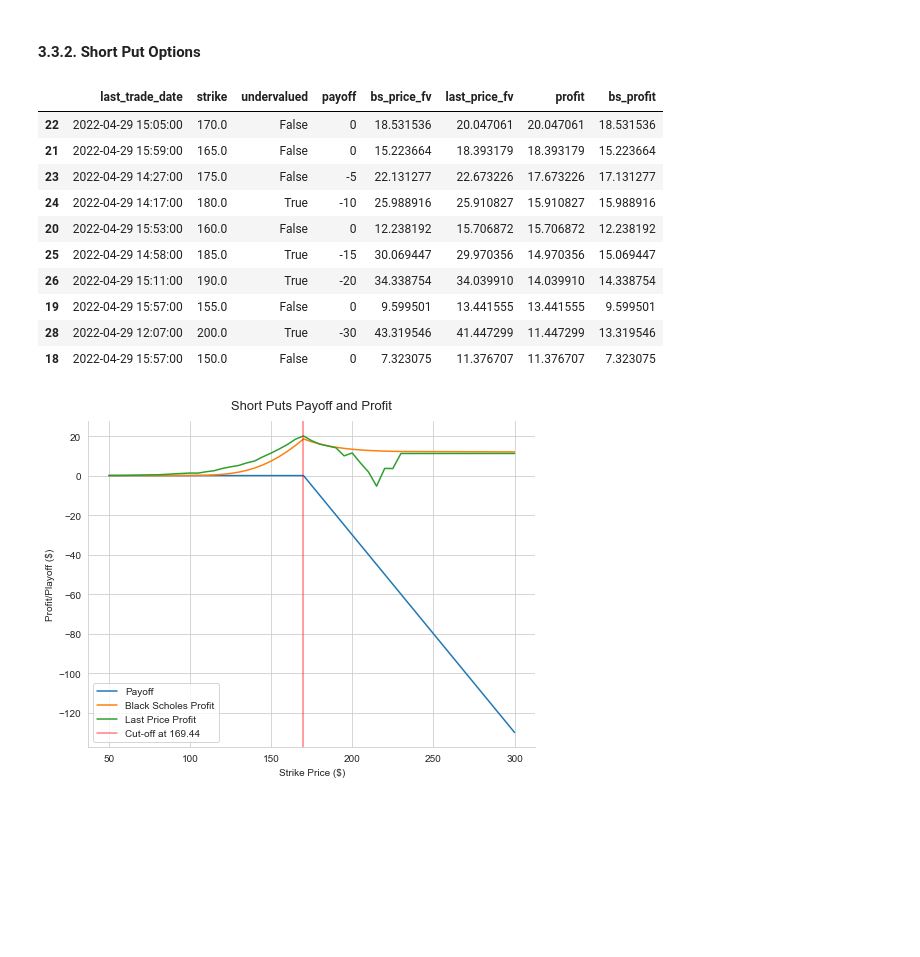
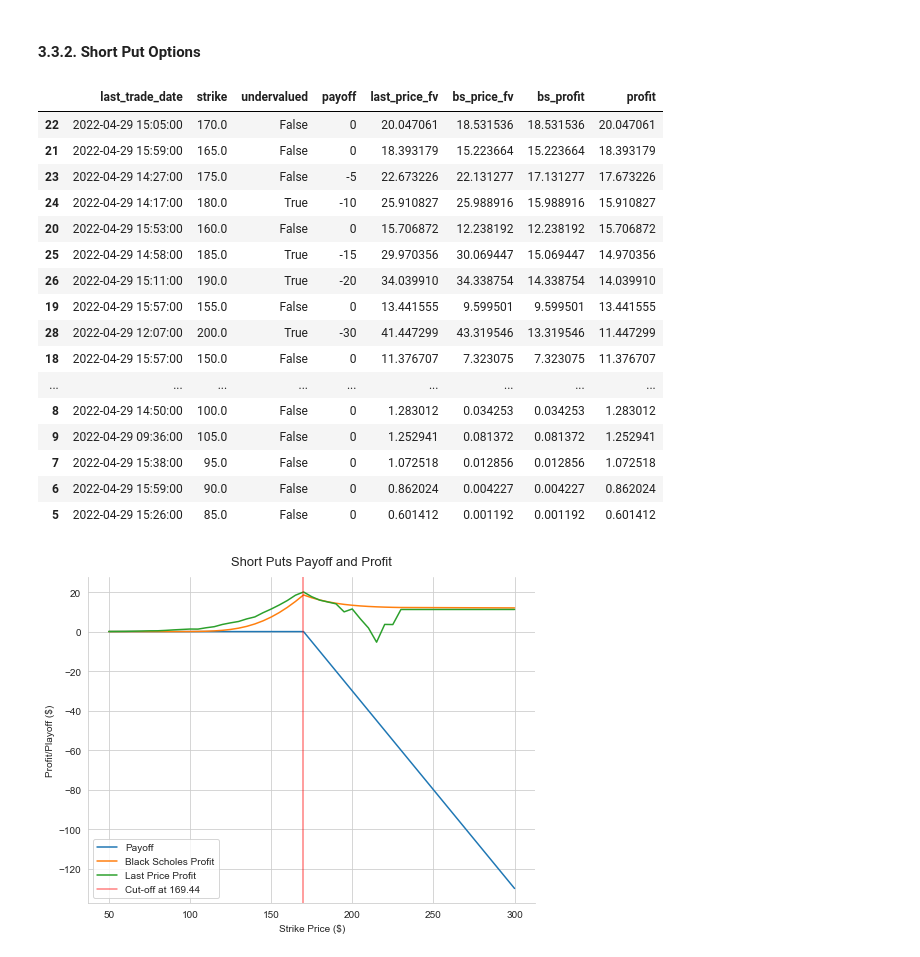
Before and after one commit to dennisjooo/Apple-BlackScholes-GBM, a Jupyter notebook: UTS_Code.ipynb, the cells around one changed output. Saved outputs shown, nothing was run; the diff lists cells and outputs as text; code cells hidden in the pictures; blank space fills up the shorter version.

```diff
--- a/UTS_Code.ipynb
+++ b/UTS_Code.ipynb
@@ -351,21 +343,27 @@ plot_payoff_profit(data = puts_long, cutoff = mean_price, title = 'Long Puts Pay
 # %%
 # Calculating the payoff and profit for shorting a call
 puts_short = payoff_profit(puts, mean_price, r = ir, period = t, kind = 'put', option_type = 'short')
 
 # Previewing the result of longing a put
-puts_short.sort_values(by = 'profit', ascending = False).head(10)
+puts_short.sort_values(by = 'profit', ascending = False).head(30)
 # %% [output]
-|  | last_trade_date | strike | undervalued | payoff | bs_price_fv | last_price_fv | profit | bs_profit |
-| 22 | 2022-04-29 15:05:00 | 170.0 | False | 0 | 18.531536 | 20.047061 | 20.047061 | 18.531536 |
-| 21 | 2022-04-29 15:59:00 | 165.0 | False | 0 | 15.223664 | 18.393179 | 18.393179 | 15.223664 |
-| 23 | 2022-04-29 14:27:00 | 175.0 | False | -5 | 22.131277 | 22.673226 | 17.673226 | 17.131277 |
-| 24 | 2022-04-29 14:17:00 | 180.0 | True | -10 | 25.988916 | 25.910827 | 15.910827 | 15.988916 |
-| 20 | 2022-04-29 15:53:00 | 160.0 | False | 0 | 12.238192 | 15.706872 | 15.706872 | 12.238192 |
-| 25 | 2022-04-29 14:58:00 | 185.0 | True | -15 | 30.069447 | 29.970356 | 14.970356 | 15.069447 |
-| 26 | 2022-04-29 15:11:00 | 190.0 | True | -20 | 34.338754 | 34.039910 | 14.039910 | 14.338754 |
-| 19 | 2022-04-29 15:57:00 | 155.0 | False | 0 | 9.599501 | 13.441555 | 13.441555 | 9.599501 |
-| 28 | 2022-04-29 12:07:00 | 200.0 | True | -30 | 43.319546 | 41.447299 | 11.447299 | 13.319546 |
-| 18 | 2022-04-29 15:57:00 | 150.0 | False | 0 | 7.323075 | 11.376707 | 11.376707 | 7.323075 |
+|  | last_trade_date | strike | undervalued | payoff | last_price_fv | bs_price_fv | bs_profit | profit |
+| 22 | 2022-04-29 15:05:00 | 170.0 | False | 0 | 20.047061 | 18.531536 | 18.531536 | 20.047061 |
+| 21 | 2022-04-29 15:59:00 | 165.0 | False | 0 | 18.393179 | 15.223664 | 15.223664 | 18.393179 |
+| 23 | 2022-04-29 14:27:00 | 175.0 | False | -5 | 22.673226 | 22.131277 | 17.131277 | 17.673226 |
+| 24 | 2022-04-29 14:17:00 | 180.0 | True | -10 | 25.910827 | 25.988916 | 15.988916 | 15.910827 |
+| 20 | 2022-04-29 15:53:00 | 160.0 | False | 0 | 15.706872 | 12.238192 | 12.238192 | 15.706872 |
+| 25 | 2022-04-29 14:58:00 | 185.0 | True | -15 | 29.970356 | 30.069447 | 15.069447 | 14.970356 |
+| 26 | 2022-04-29 15:11:00 | 190.0 | True | -20 | 34.039910 | 34.338754 | 14.338754 | 14.039910 |
+| 19 | 2022-04-29 15:57:00 | 155.0 | False | 0 | 13.441555 | 9.599501 | 9.599501 | 13.441555 |
+| 28 | 2022-04-29 12:07:00 | 200.0 | True | -30 | 41.447299 | 43.319546 | 13.319546 | 11.447299 |
+| 18 | 2022-04-29 15:57:00 | 150.0 | False | 0 | 11.376707 | 7.323075 | 7.323075 | 11.376707 |
+| ... | ... | ... | ... | ... | ... | ... | ... | ... |
+| 8 | 2022-04-29 14:50:00 | 100.0 | False | 0 | 1.283012 | 0.034253 | 0.034253 | 1.283012 |
+| 9 | 2022-04-29 09:36:00 | 105.0 | False | 0 | 1.252941 | 0.081372 | 0.081372 | 1.252941 |
+| 7 | 2022-04-29 15:38:00 | 95.0 | False | 0 | 1.072518 | 0.012856 | 0.012856 | 1.072518 |
+| 6 | 2022-04-29 15:59:00 | 90.0 | False | 0 | 0.862024 | 0.004227 | 0.004227 | 0.862024 |
+| 5 | 2022-04-29 15:26:00 | 85.0 | False | 0 | 0.601412 | 0.001192 | 0.001192 | 0.601412 |
 # %%
 # Plotting the profit relative to strike price
 plot_payoff_profit(data = puts_short, cutoff = mean_price, title = 'Short Puts Payoff and Profit', save = True)
```
Also changed, not shown: parts of 16 cells of this notebook, 12 other files.
